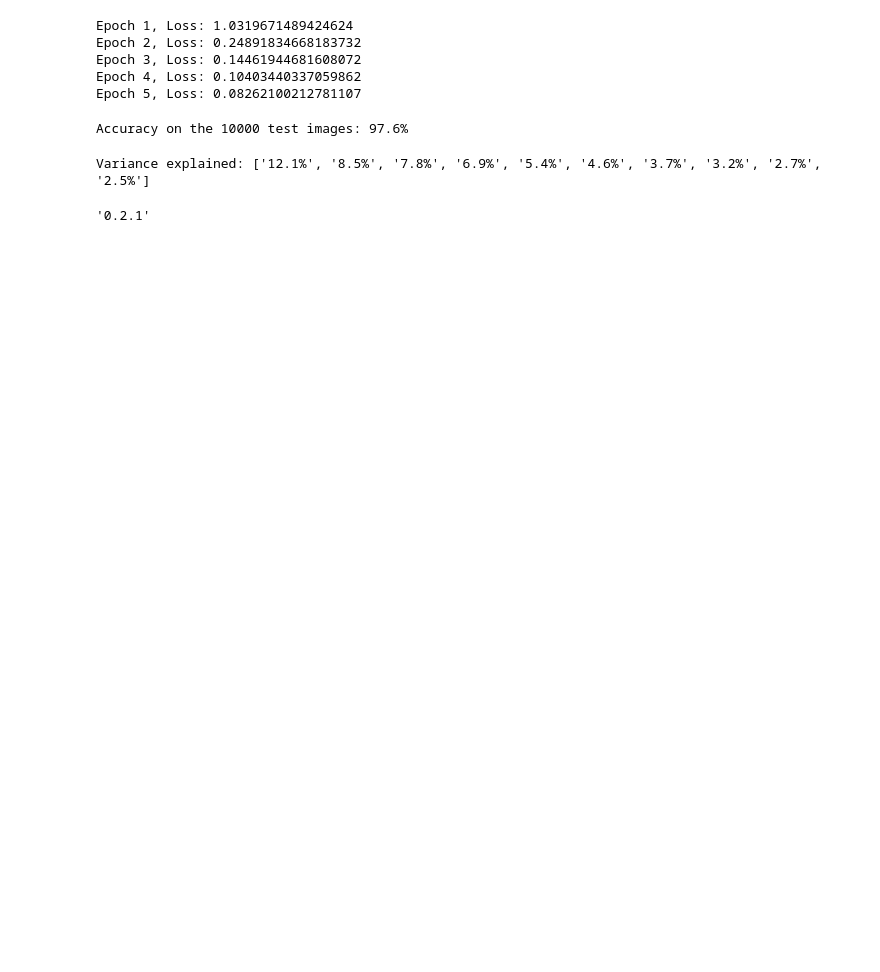
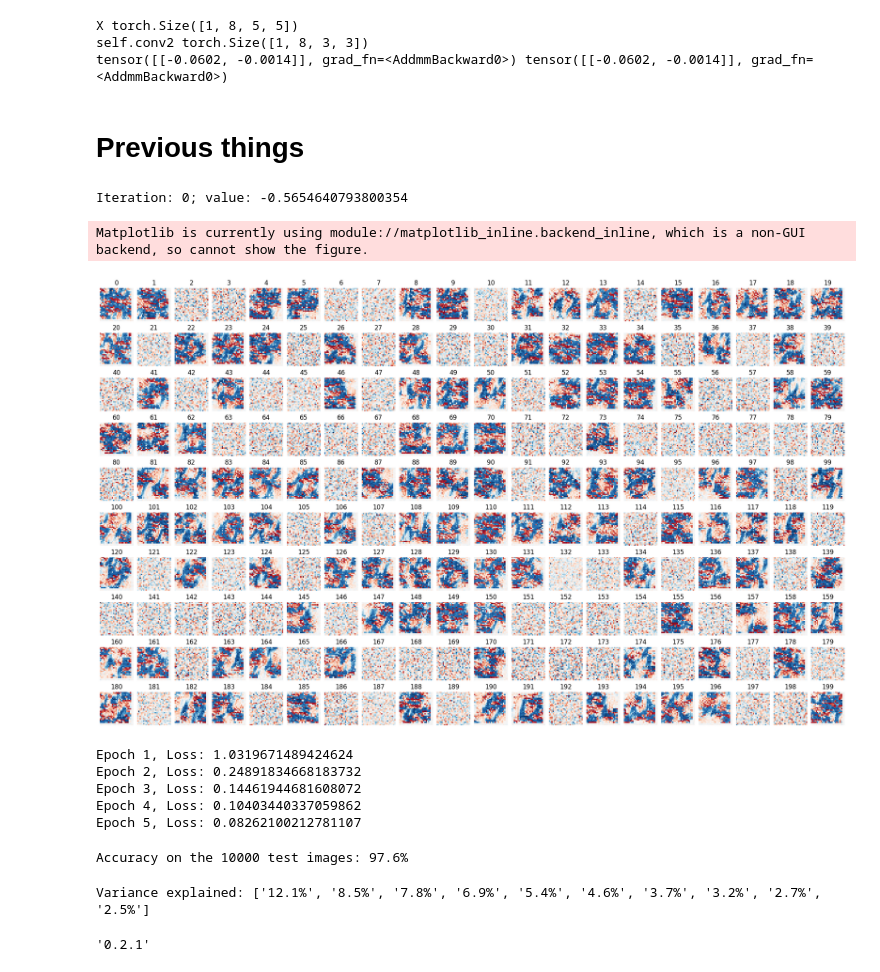
Before and after one commit to AlejoAcelas/CHERI_Research, a Jupyter notebook: cnn_image_backdoor.ipynb, the cells around one changed output. Saved outputs shown, nothing was run; the diff lists cells and outputs as text; code cells hidden in the pictures; blank space fills up the shorter version.

```diff
--- a/cnn_image_backdoor.ipynb
+++ b/cnn_image_backdoor.ipynb
@@ -160,0 +56,6 @@ Accuracy on the 10000 test images: 80.0%
+# %%
+model = MNIST_CNN(num_classes=len(classes), channels1=16, channels2=8).to(DEVICE)
+# model.load_state_dict(torch.load('models/old_mnist_c16_c8_d5.pth'))
+filters_dict = torch.load('models/mnist_c16_c8_d5_conv1_filters.pth')
+optimizer = optim.AdamW(model.parameters(), lr=1e-3, weight_decay=1)
+train_info = train(model, trainset, testset, epochs=10, optimizer=optimizer)
@@ -160,0 +167,7 @@ Accuracy on the 10000 test images: 80.0%
+# %%
+filter_w, fiter_b, _ = filters_dict[0]
+run_with_filter = lambda x: model.run_with_new_weights(x, layer=layer, idx=idx, weight=filter_w, bias=filter_b)
+probs = F.softmax(model(backdoor_img.unsqueeze(0)), dim=-1).squeeze()
+probs_finetuned = F.softmax(run_with_filter(backdoor_img.unsqueeze(0)), dim=-1).squeeze()
+line([probs, probs_finetuned], names=['Original', 'Finetuned'], title='Class Probs of backdoor image',
+     labels=dict(index='Class', value='Probability', variable='Model'))
@@ -160,0 +193,17 @@ Accuracy on the 10000 test images: 80.0%
+# %%
+test_model = MNIST_CNN(num_classes=2, channels1=8, channels2=8).to('cpu')
+test_model.eval()
+idx = [0, 4]
+filter = test_model.conv1.weight.detach().clone()[idx]
+filter_bias = test_model.conv1.bias.detach().clone()[idx]
+datapoint = trainset[0][0].unsqueeze(0)
+a = test_model.run_with_new_weights(datapoint, layer='conv1', weight=filter, bias=filter_bias, idx=idx)
+b = test_model(datapoint)
+
+print(a, b)
+# %% [output]
+X torch.Size([1, 8, 5, 5])
+self.conv2 torch.Size([1, 8, 3, 3])
+tensor([[-0.0602, -0.0014]], grad_fn=<AddmmBackward0>) tensor([[-0.0602, -0.0014]], grad_fn=<AddmmBackward0>)
+# %% [markdown]
+# Previous things
@@ -161,3 +213,38 @@ Accuracy on the 10000 test images: 80.0%
+# %%
+from torch.autograd import Variable
+
+
+def feature_vis(model, num_epochs, show_iterations=False):
+    n_neurons = model.fc1.weight.shape[0]
+    neuron_idx = torch.arange(n_neurons).to(DEVICE)
+    img = Variable(0.5*torch.randn((n_neurons,1,28,28)).to(DEVICE), requires_grad=True)
+    optimizer = torch.optim.Adam([img], lr=1e-1, weight_decay=0)
+    for i in range(num_epochs):
+        all_neurons = model.run_from_to(img, end='fc1')
+        loss = -all_neurons[neuron_idx,neuron_idx].sum()
+        if i % 100 == 0 and show_iterations:
+            print("Iteration: {}; value: {}".format(i, loss/n_neurons))
+        loss.backward()
+        optimizer.step()
+        optimizer.zero_grad()
+    return(img)
+# %%
+from matplotlib import pyplot as plt
+
+feature_vis_neurons = feature_vis(model, num_epochs=100, show_iterations=True)
+fig, ax = plt.subplots(10, 20, figsize=(20, 12), constrained_layout=True)
+for i in range(20):
+    for j in range(10):
+        im = feature_vis_neurons[i+j*20].detach().cpu()
+        v_max = im.abs().max()
+        ax[j,i].set_title(i+20*j)
+        im = ax[j,i].imshow(im.view(28, 28).detach().numpy(), cmap='RdBu', vmax=v_max, vmin=-v_max)
+        ax[j,i].axis('off')
+fig.show()
+# %% [output]
+Iteration: 0; value: -0.5654640793800354
+Matplotlib is currently using module://matplotlib_inline.backend_inline, which is a non-GUI backend, so cannot show the figure.
+[figure, added]
 # %%
 conv1_weights = model.conv1.weight.detach().cpu().numpy().squeeze()
 imshow(conv1_weights[:16], title='conv1 weights', facet_col=0, facet_col_wrap=8,
```
Also changed, not shown: parts of 27 cells of this notebook, 11 other files.
